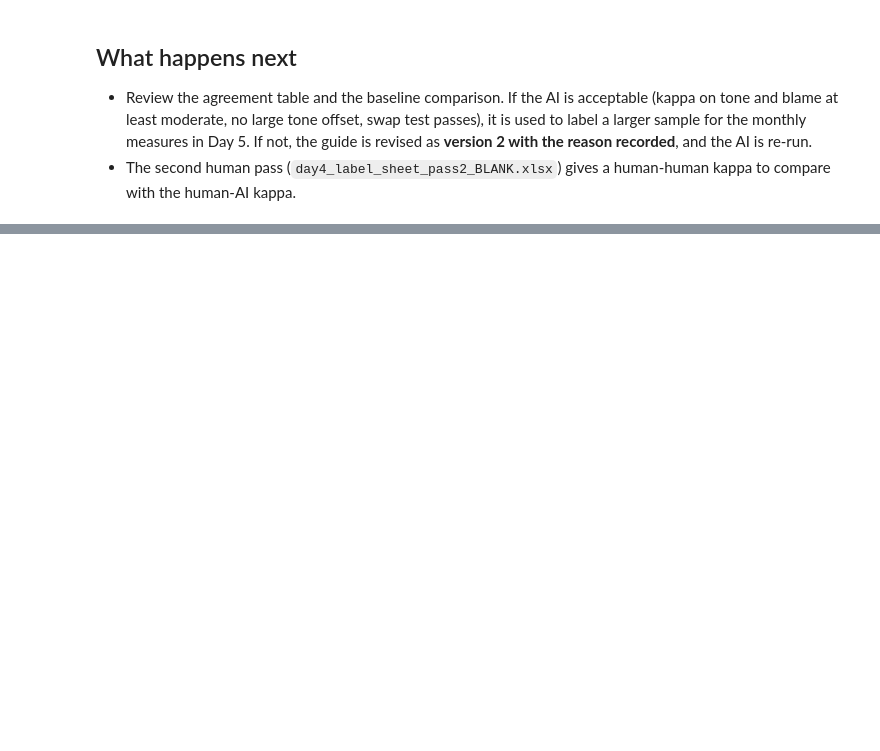
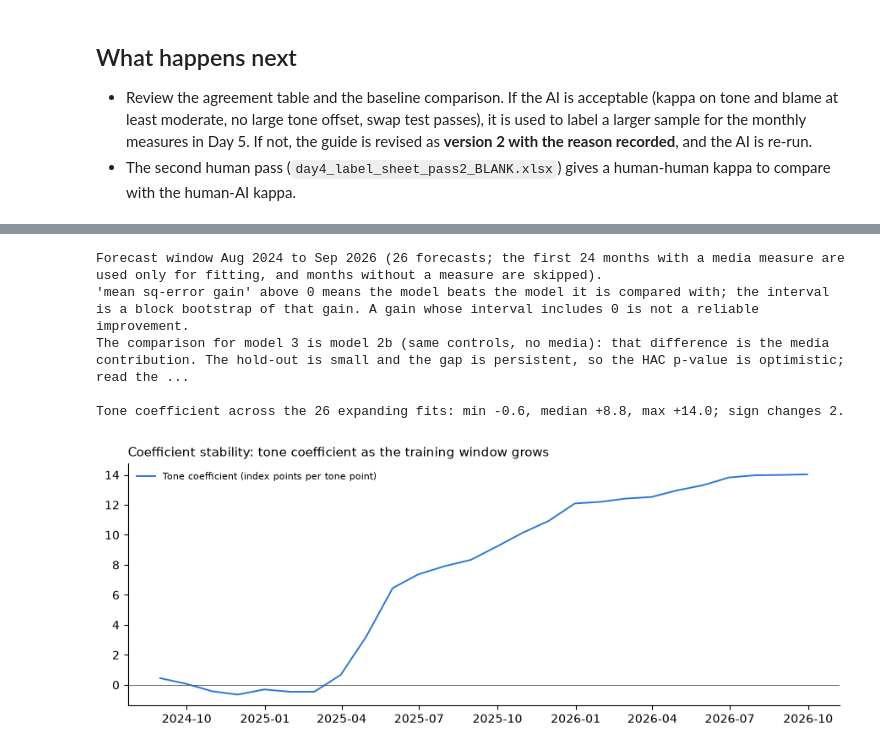
Before and after one commit to aayush226/FRE-GY-7871A-Final-Project, a Jupyter notebook: final_project.ipynb, the cells around one changed output, grey strips where cells are left out. Saved outputs shown, nothing was run; the diff lists cells and outputs as text; code cells hidden in the pictures; blank space fills up the shorter version.

```diff
--- a/final_project.ipynb
+++ b/final_project.ipynb
@@ -1728,0 +2510,69 @@ else:
+# %%
+def fit_predict(Xtr, ytr, xt):
+    Xtr = np.column_stack([np.ones(len(Xtr)), Xtr]) if Xtr.shape[1] else np.ones((len(Xtr), 1))
+    xt = np.concatenate([[1.0], xt])
+    beta, *_ = np.linalg.lstsq(Xtr, ytr, rcond=None)
+    return float(xt @ beta), beta
+
+def rolling(D, gapcol, predcol, feats, start_train=24):
+    d = D.dropna(subset=["actual", gapcol, predcol] + feats).copy() if feats else D.dropna(subset=["actual", gapcol, predcol]).copy()
+    out, coefs = [], []
+    for t in range(start_train, len(d)):
+        tr, te = d.iloc[:t], d.iloc[t]
+        if feats is None:
+            ghat, beta = 0.0, np.array([0.0])
+        else:
+            ghat, beta = fit_predict(tr[feats].to_numpy(float), tr[gapcol].to_numpy(float), te[feats].to_numpy(float))
+        out.append((d.index[t], te["actual"], te[predcol] + ghat)); coefs.append(beta)
+    r = pd.DataFrame(out, columns=["date", "actual", "forecast"]).set_index("date")
+    r["err"] = r.actual - r.forecast
+    return r, np.array(coefs)
+
+def dm_test(e_ref, e_new, lags=3):
+    d = (e_ref ** 2 - e_new ** 2).dropna()                  # positive = new model has smaller squared error
+    f = sm.OLS(d, np.ones(len(d))).fit(cov_type="HAC", cov_kwds={"maxlags": lags})
+    return float(d.mean()), float(f.tvalues.iloc[0]), float(f.pvalues.iloc[0])
+
+if ENOUGH:
+    PRED1 = f"pred::{MODELS[0]}"
+    CTRL = [c for c in ["infl_exp_1y", "rep_president"] if D[c].notna().any()]
+    SPEC = {"1. Economics only": None, "1b. Economics + recalibration (no media)": [],
+            "2. + media tone": ["tone"], "2b. + controls, no media": list(CTRL),
+            "3. + media + household/political controls": ["tone"] + list(CTRL)}
+    COMPARE = {"2. + media tone": "1b. Economics + recalibration (no media)", "2b. + controls, no media": "1b. Economics + recalibration (no media)",
+               "3. + media + household/political controls": "2b. + controls, no media"}
+    common = D.dropna(subset=["actual", G1, PRED1, "tone"] + CTRL)
+    res, errs, coefs = {}, {}, {}
+    for name, feats in SPEC.items():
+        r, cf = rolling(common, G1, PRED1, feats); res[name] = r; errs[name] = r.err; coefs[name] = cf
+    e1 = errs["1. Economics only"]
+    def block_boot_mean(d, block=4, B=2000, seed=3):
+        d = np.asarray(d, float); n = len(d); nb = int(np.ceil(n / block)); r = np.random.default_rng(seed); out = []
+        for _ in range(B):
+            st = r.integers(0, n - block + 1, nb); out.append(d[np.concatenate([np.arange(a, a + block) for a in st])[:n]].mean())
+        return np.percentile(out, [2.5, 97.5])
+    rows = []
+    for name, e in errs.items():
+        row = {"model": name, "forecasts": len(e), "RMSE": np.sqrt((e ** 2).mean()), "MAE": e.abs().mean(), "R2 vs model 1": 1 - (e ** 2).sum() / (e1 ** 2).sum()}
+        if name in COMPARE:
+            ref = COMPARE[name]; m, t, p_ = dm_test(errs[ref], e); lo, hi = block_boot_mean((errs[ref] ** 2 - e ** 2).dropna())
+            row.update({"compared with": ref.split(".")[0], "R2 vs that model": 1 - (e ** 2).sum() / (errs[ref] ** 2).sum(),
+                        "mean sq-error gain": m, "gain 95% block-bootstrap CI": f"[{lo:+.1f}, {hi:+.1f}]", "DM p (HAC)": p_})
+        rows.append(row)
+    fc = pd.DataFrame(rows)
+    display(fc.round(3))
+    fc.to_csv(DATA_PROC / "day5_forecast_comparison.csv", index=False)
+    first, last = res["2. + media tone"].index.min(), res["2. + media tone"].index.max()
+    print(f"Forecast window {first:%b %Y} to {last:%b %Y} ({len(res['2. + media tone'])} forecasts; the first 24 months with a media measure are used only for fitting, and months without a measure are skipped).")
+    print("'mean sq-error gain' above 0 means the model beats the model it is compared with; the interval is a block bootstrap of that gain. A gain whose interval includes 0 is not a reliable improvement.")
+    print("The comparison for model 3 is model 2b (same controls, no media): that difference is the media contribution. The hold-out is small and the gap is persistent, so the HAC p-value is optimistic; read the interval.")
+    # coefficient stability for the tone coefficient across the expanding window
+    b = pd.DataFrame(coefs["2. + media tone"], index=res["2. + media tone"].index, columns=["intercept", "tone"])
+    print(f"\nTone coefficient across the {len(b)} expanding fits: min {b.tone.min():+.1f}, median {b.tone.median():+.1f}, max {b.tone.max():+.1f}; "
+          f"sign changes {int((np.sign(b.tone).diff().abs() > 0).sum())}.")
+    fig, ax = plt.subplots(figsize=(9, 3.6))
+    ax.plot(b.index, b.tone, color=BLUE, lw=1.4, label="Tone coefficient (index points per tone point)")
+    ax.axhline(0, color=GREY, lw=0.6); ax.set_title("Coefficient stability: tone coefficient as the training window grows", loc="left", fontsize=11)
+    ax.spines[["top", "right"]].set_visible(False); ax.legend(frameon=False, fontsize=8)
+    fig.tight_layout(); fig.savefig(DATA_PROC / "day5_coefficient_stability.png", dpi=150); plt.show()
+# %% [output]
@@ -1728,0 +2585,6 @@ else:
+Forecast window Aug 2024 to Sep 2026 (26 forecasts; the first 24 months with a media measure are used only for fitting, and months without a measure are skipped).
+'mean sq-error gain' above 0 means the model beats the model it is compared with; the interval is a block bootstrap of that gain. A gain whose interval includes 0 is not a reliable improvement.
+The comparison for model 3 is model 2b (same controls, no media): that difference is the media contribution. The hold-out is small and the gap is persistent, so the HAC p-value is optimistic; read the ...
+
+Tone coefficient across the 26 expanding fits: min -0.6, median +8.8, max +14.0; sign changes 2.
+[figure, added]
```
Also changed, not shown: parts of 65 cells of this notebook, 19 other files.
